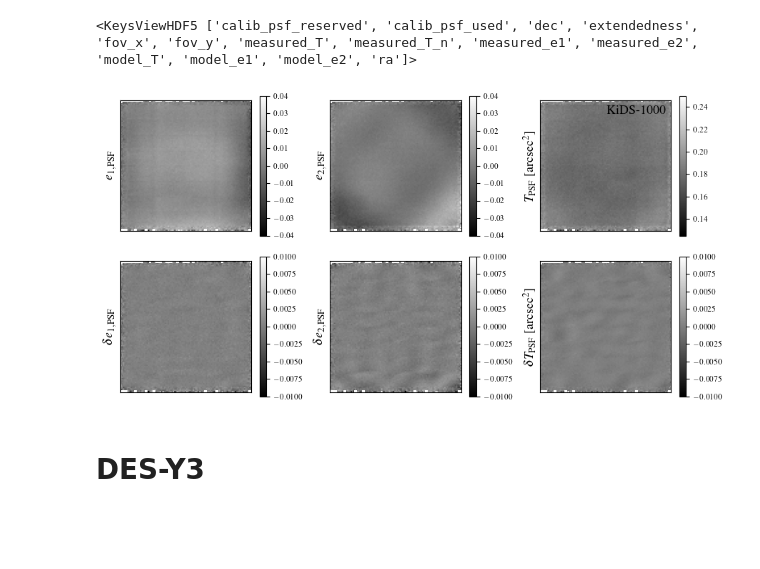
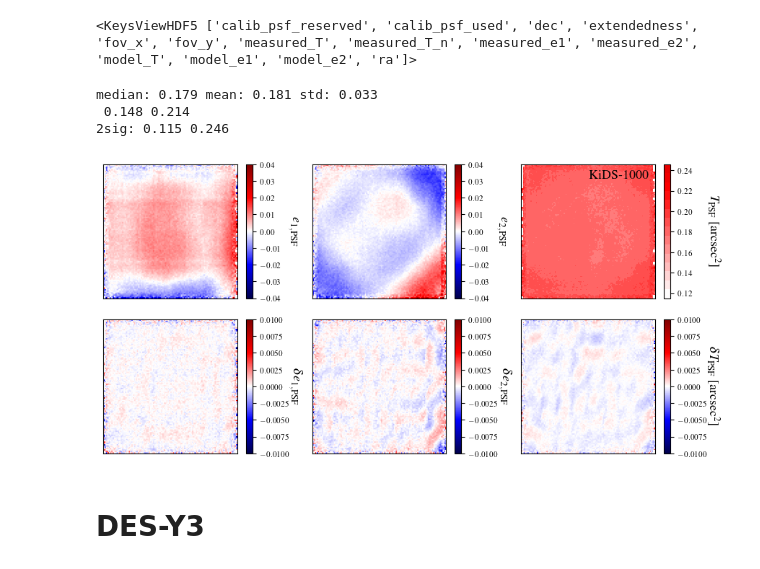
Before and after one commit to LSSTDESC/nulltests_txpipe, a Jupyter notebook: paper_plots/Fig2/FOVPlots.ipynb, the cells around one changed output. Cells and saved outputs as stored; diff of their text form; code cells hidden in the pictures; blank space fills up the shorter version.

Commit message:
rescale plots, unify sky orientation, continuous colormap for T

```diff
--- a/paper_plots/Fig2/FOVPlots.ipynb
+++ b/paper_plots/Fig2/FOVPlots.ipynb
@@ -1,15 +1,11 @@
 # %%
 import os, sys
 import numpy as np
-import healpy as hp
-import pandas as pd
 import h5py
-import matplotlib
 import matplotlib.pyplot as plt
-import matplotlib.gridspec as gridspec
 from matplotlib import cm
-
-# os.system('module load texlive/2022')
+from matplotlib.colors import LinearSegmentedColormap
+#os.system('module load texlive/2022')
 
 plt.rcParams.update({
     "text.usetex": True,
@@ -17,9 +13,9 @@ plt.rcParams.update({
     "font.size"  : 13
 })
 
-# matplotlib.rcParams.update({'font.size': 15})
+#rcParams.update({'font.size': 15})
 
-# matplotlib.rcParams['mathtext.fontset'] = 'stix'
+#rcParams['mathtext.fontset'] = 'stix'
 #plt.rc('text.latex', preamble=r'\usepackage{/global/cfs/cdirs/lsst/groups/WL/users/yomori/repo/nulltests_txpipe/apjfonts}')
 
 #plt.rcParams["font.family"] = "Times New Roman"
@@ -30,7 +26,7 @@ plt.rcParams['figure.facecolor'] = 'w'
 kidscol = '#9CC363'    # light olive
 descol  = 'chocolate'  # dark orange
 hsccol  = '#5A8BAF'    # lightpurple
-cmap=cm.gist_gray
+cmap=cm.seismic
 # %% [markdown]
 # KiDS-1000
 # %%
@@ -70,32 +48,44 @@ fov_y = kids['stars/fov_y'][:]
 weights = [e1,e2, T, de1,de2, dT]
 
 labels = [r'$e_{1, {\rm PSF}}$',r'$e_{2, {\rm PSF}}$',r'$T_{\rm PSF}$ [arcsec$^2$]',r'$\delta e_{1, {\rm PSF}}$',r'$\delta e_{2, {\rm PSF}}$', r'$\delta T_{\rm PSF}$ [arcsec$^2$]']
+# %%
+print('median:', round(np.median(T),3),'mean:',round(np.mean(T),3),'std:',round(np.std(T),3),'\n',round(np.mean(T)-np.std(T),3),round(np.mean(T)+np.std(T),3))
+print('2sig:',round(np.mean(T)-2*np.std(T),3),round(np.mean(T)+2*np.std(T),3))
+# %% [output]
+median: 0.179 mean: 0.181 std: 0.033
+ 0.148 0.214
+2sig: 0.115 0.246
 # %%
 Hnorm = []
 for w in weights:
-    Hw, _, _= np.histogram2d(fov_x, fov_y, bins=(100,100), weights=w)
-    H, _, _= np.histogram2d(fov_x, fov_y, bins=(100,100))
+    Hw, _, _= np.histogram2d(fov_y, fov_x, bins=(100,100), weights=w)
+    H, _, _= np.histogram2d(fov_y, fov_x, bins=(100,100))
     Hnorm.append(Hw/H)
 
-Vmin = [-0.04, -0.04, 0.125, -0.01, -0.01, -0.01]
-Vmax = [0.04, 0.04, 0.25, 0.01, 0.01, 0.01]
+Vmin = [-0.04, -0.04, 0.115, -0.01, -0.01, -0.01]
+Vmax = [0.04, 0.04, 0.246, 0.01, 0.01, 0.01]
 # %%
-plt.figure(figsize=(9, 4.7))
+plt.figure(figsize=(9, 4.5))
 for i in range(6):
     plt.subplot(2,3,i+1)
-    im = plt.imshow(Hnorm[i],cmap=cmap, vmin=Vmin[i], vmax=Vmax[i])
-    plt.ylabel(labels[i])
+
+    halfcmap = cm.seismic(np.linspace(0.5, 0.8, cm.seismic.N // 2))
+    cmapT = LinearSegmentedColormap.from_list('Upper Half', halfcmap,N=15)
+
+    cmap = [cm.seismic,cm.seismic,cmapT,cm.seismic,cm.seismic,cm.seismic]
+    im = plt.imshow(Hnorm[i],cmap=cmap[i], vmin=Vmin[i], vmax=Vmax[i])
     plt.xticks([])
     plt.yticks([])
     cbar = plt.colorbar()
     cbar.ax.tick_params(labelsize=8)
-# plt.suptitle('KiDS-1000')
+    pad = [20,20,30,15,15,15]
+    cbar.ax.set_ylabel(labels[i], rotation=270,labelpad=pad[i])
     if i==2:
         plt.text(50,10,'KiDS-1000')
 plt.tight_layout()
 plt.savefig('psf_fov_kids.pdf',bbox_inches='tight')
 # %% [output]
-[figure, old version]
+[figure, new version]
 # %% [markdown]
 # DES-Y3
 # %%
```
Also changed, not shown: parts of 12 cells of this notebook.
